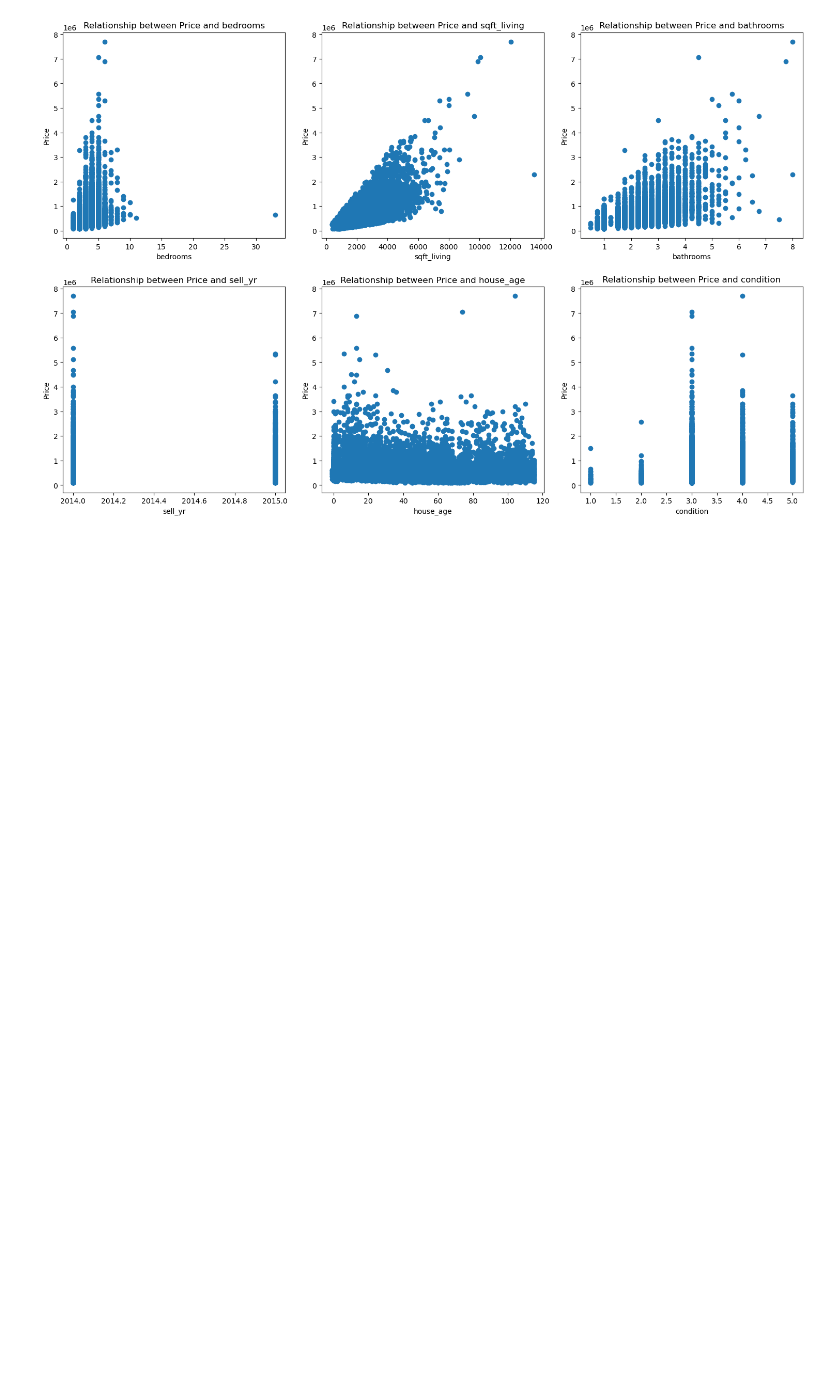
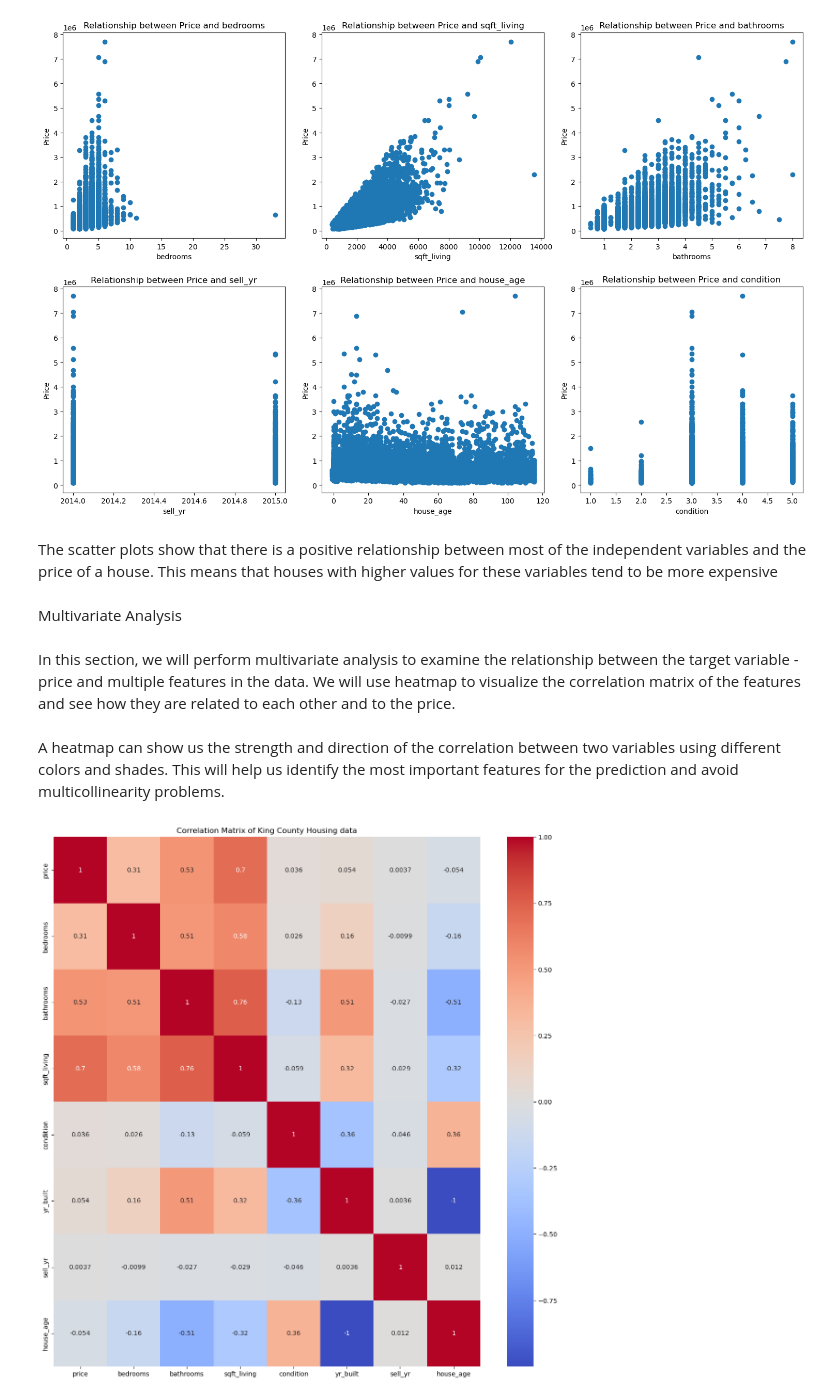
Before and after one commit to Sandrakiptumm/dsc-phase-2-project-v2-3-Group-3, a Jupyter notebook: student.ipynb, the cells around one changed output. Drawn from its saved outputs; the diff is of its cells as text; code cells hidden in the pictures; blank space fills up the shorter version.

```diff
--- a/student.ipynb
+++ b/student.ipynb
@@ -343,3 +343,18 @@ plt.tight_layout()
 plt.show()
 # %% [output]
 [figure]
+# %% [markdown]
+The scatter plots show that there is a positive relationship between most of the independent variables and the price of a house. This means that houses with higher values for these variables tend to be more expensive
+# %% [markdown]
+Multivariate Analysis
+# %% [markdown]
+In this section, we will perform multivariate analysis to examine the relationship between the target variable - price and multiple features in the data. We will use heatmap to visualize the correlation matrix of the features and see how they are related to each other and to the price.
+# %% [markdown]
+A heatmap can show us the strength and direction of the correlation between two variables using different colors and shades. This will help us identify the most important features for the prediction and avoid multicollinearity problems.
+# %%
+plt.figure(figsize=(15, 15))
+sns.heatmap(df.corr(), annot=True, cmap='coolwarm')
+plt.title('Correlation Matrix of King County Housing data')
+plt.show()
+# %% [output]
+[figure, added]
```
Also changed, not shown: parts of 1 cell of this notebook.
